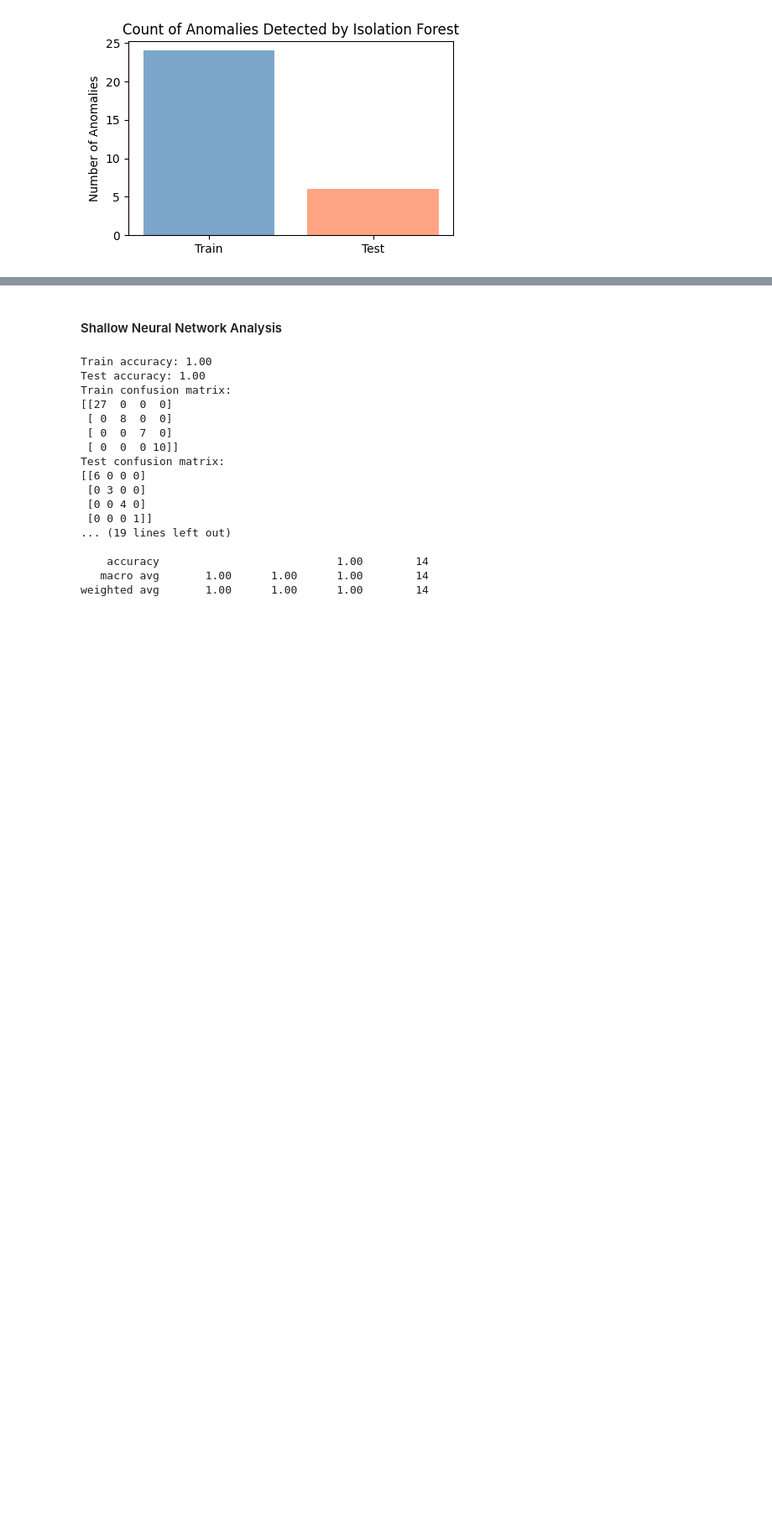
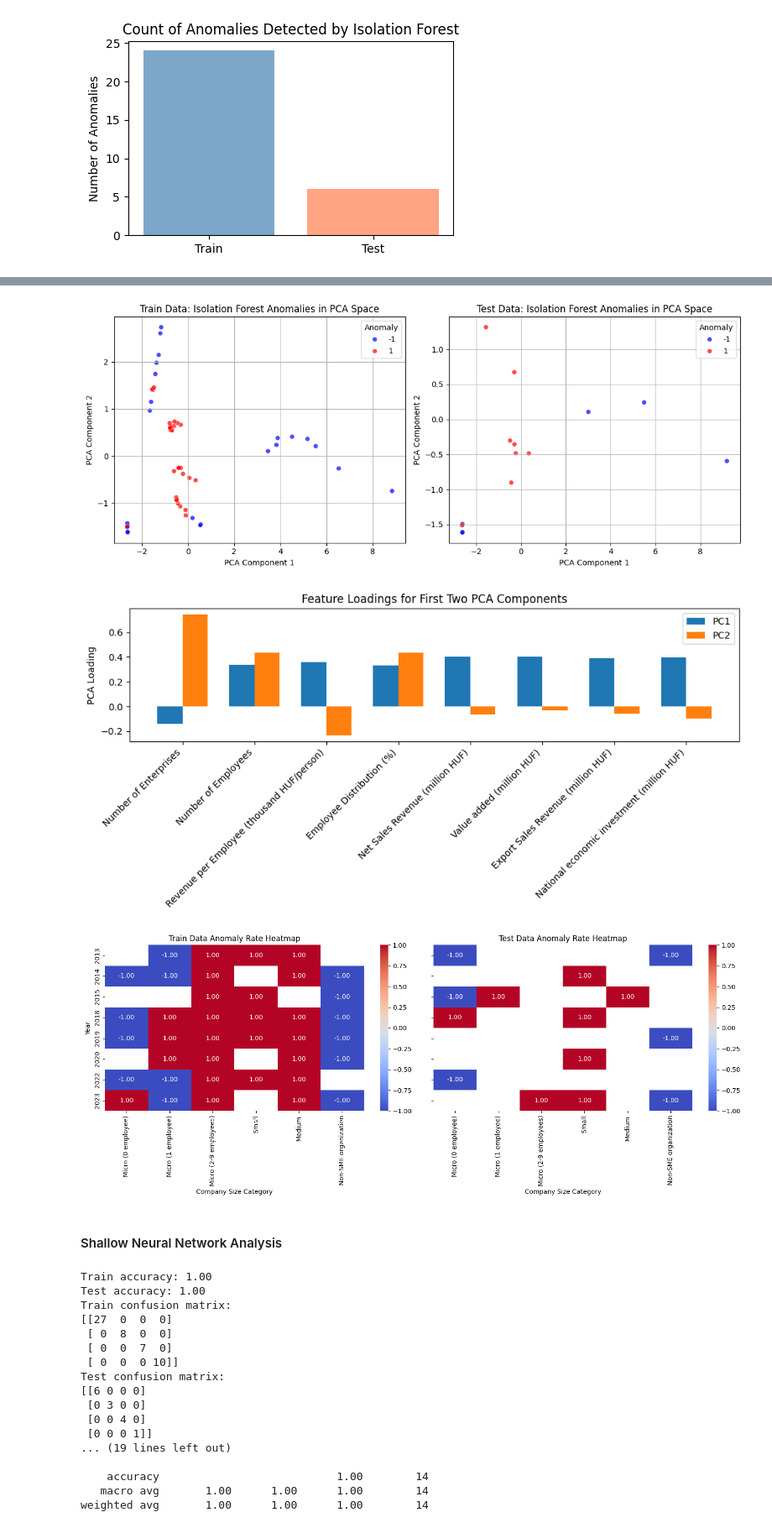
Before and after one commit to TheKusz/ML_DSM040-2025-APR, a Jupyter notebook: CW 2/CW2.ipynb, the cells around one changed output, grey strips where cells are left out. Shown at 84% size. Cells and saved outputs as stored; diff of their text form; code cells hidden in the pictures; blank space fills up the shorter version.

```diff
--- a/CW 2/CW2.ipynb
+++ b/CW 2/CW2.ipynb
@@ -995,3 +1166,27 @@ anomaly_counts_bar_plot(train_anomalies_pca2, test_anomalies_pca2)
+# %%
+from sklearn.model_selection import train_test_split
+
+plot_pca_anomalies(X_train_pca2, X_test_pca2, train_anomalies_pca2, test_anomalies_pca2)
+plot_pca_loadings(pca2)
+
+# Create metadata for heatmap
+train_idx, test_idx = train_test_split(
+    wide_df.index,
+    test_size=0.2,
+    random_state=42
+)
+
+metadata_train = wide_df.loc[train_idx, ['Year', 'Company Size Category']].copy()
+metadata_test = wide_df.loc[test_idx, ['Year', 'Company Size Category']].copy()
+
+metadata_train['Anomaly'] = train_anomalies_pca2.astype(int)
+metadata_test['Anomaly'] = test_anomalies_pca2.astype(int)
+
+plot_anomaly_heatmap(metadata_train, metadata_test)
+# %% [output]
+[figure, added]
+[figure, added]
+[figure, added]
 # %% [markdown]
 #### Shallow Neural Network Analysis
 # %%
```
Also changed, not shown: parts of 8 cells of this notebook.
